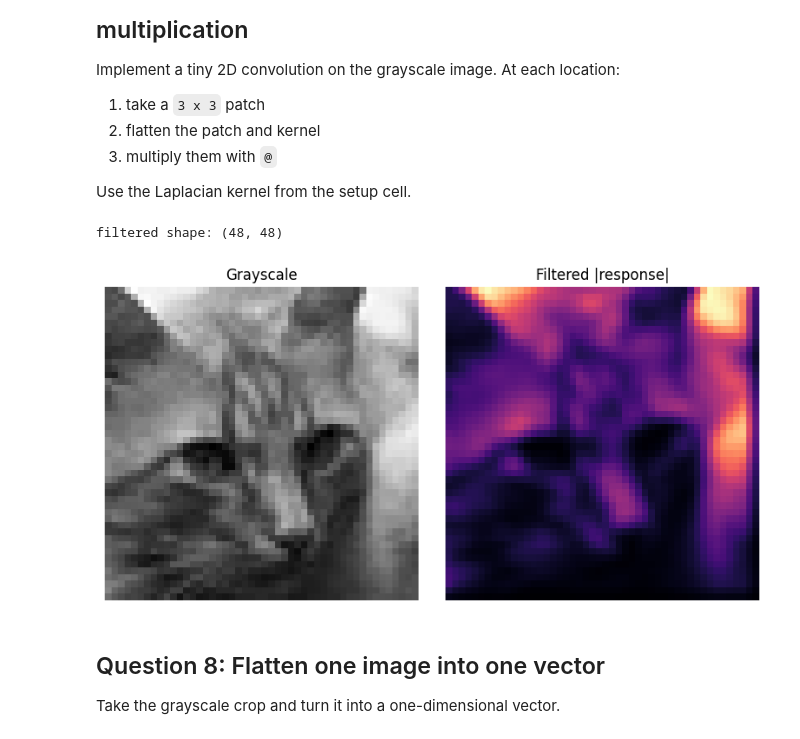
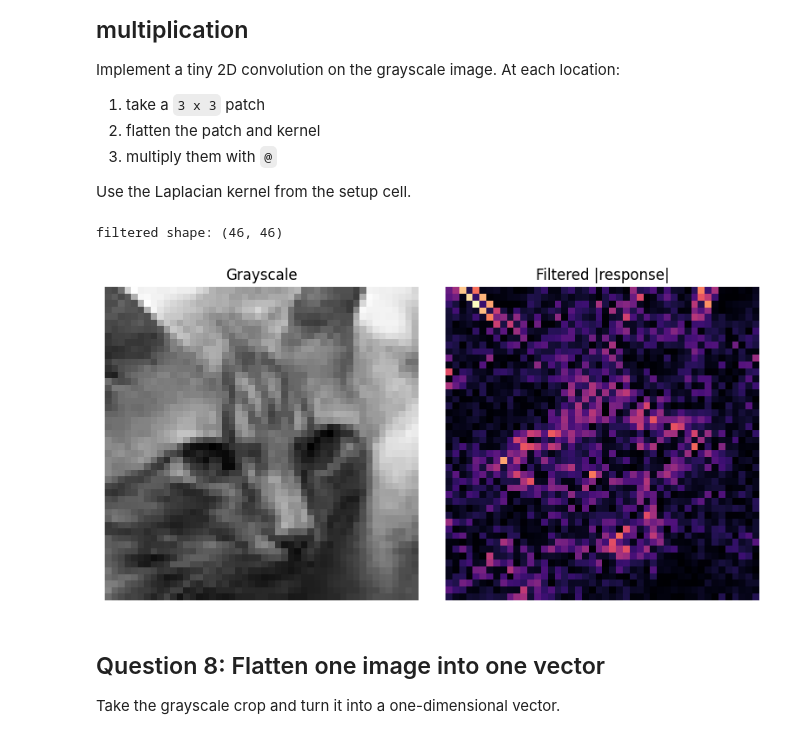
Before and after one commit to vgu-dsai-2026/lab-1-numpy-Just-T4n, a Jupyter notebook: notebook.ipynb, the cells around one changed output. Cells and saved outputs as stored; diff of their text form; code cells hidden in the pictures.

```diff
--- a/notebook.ipynb
+++ b/notebook.ipynb
@@ -329,40 +329,42 @@ EDGE_KERNEL = np.array(
         [0, 1, 0],
     ],
     dtype=np.float32,
 )
 
 
 def convolve2d_matmul(image_gray: np.ndarray, kernel: np.ndarray) -> np.ndarray:
     height, width = image_gray.shape
     flatten_kernel = kernel.flatten()
 
     output_height = height - kernel.shape[0] + 1
+    output_width = width - kernel.shape[1] + 1
 
-    filtered = np.zeros_like(image_gray, dtype=np.float32)
+    filtered = np.zeros((output_height, output_width), dtype=np.float32)
 
-    for row in range(height):
-        for col in range(width):
-            patch = image_gray[row: row + kernel.shape[0], col: col + kernel.shape[1]]
+    for row in range(output_height):
+        for col in range(output_width):
+            patch = image_gray [row: row + kernel.shape[0], col: col + kernel.shape[1]]
             flatten_patch = patch.flatten()
 
-            apply_kernel = flatten_patch @ flatten_patch
+            apply_kernel = flatten_patch @ flatten_kernel
             filtered[row, col] = apply_kernel
+
     return filtered
 
 sample_filtered = convolve2d_matmul(sample_gray, EDGE_KERNEL)
 print("filtered shape:", sample_filtered.shape)
 fig, axes = plt.subplots(1, 2, figsize=(8, 4))
 axes[0].imshow(sample_gray, cmap="gray")
 axes[0].set_title("Grayscale")
 axes[0].axis("off")
 axes[1].imshow(np.abs(sample_filtered), cmap="magma")
 axes[1].set_title("Filtered |response|")
 axes[1].axis("off")
 fig.tight_layout()
 plt.show()
 # %% [output]
-filtered shape: (48, 48)
+filtered shape: (46, 46)
-[figure, old version]
+[figure, new version]
 # %% [markdown]
 ## Question 8: Flatten one image into one vector
 
```
